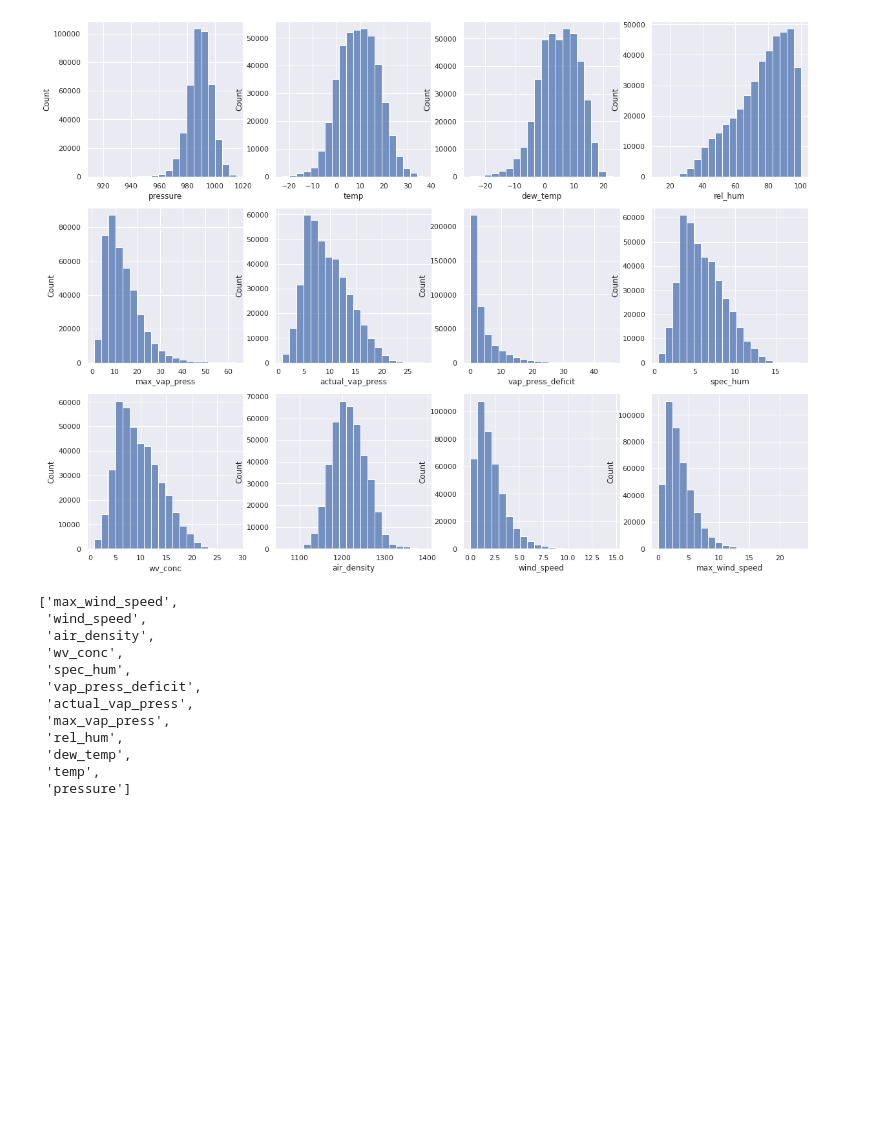
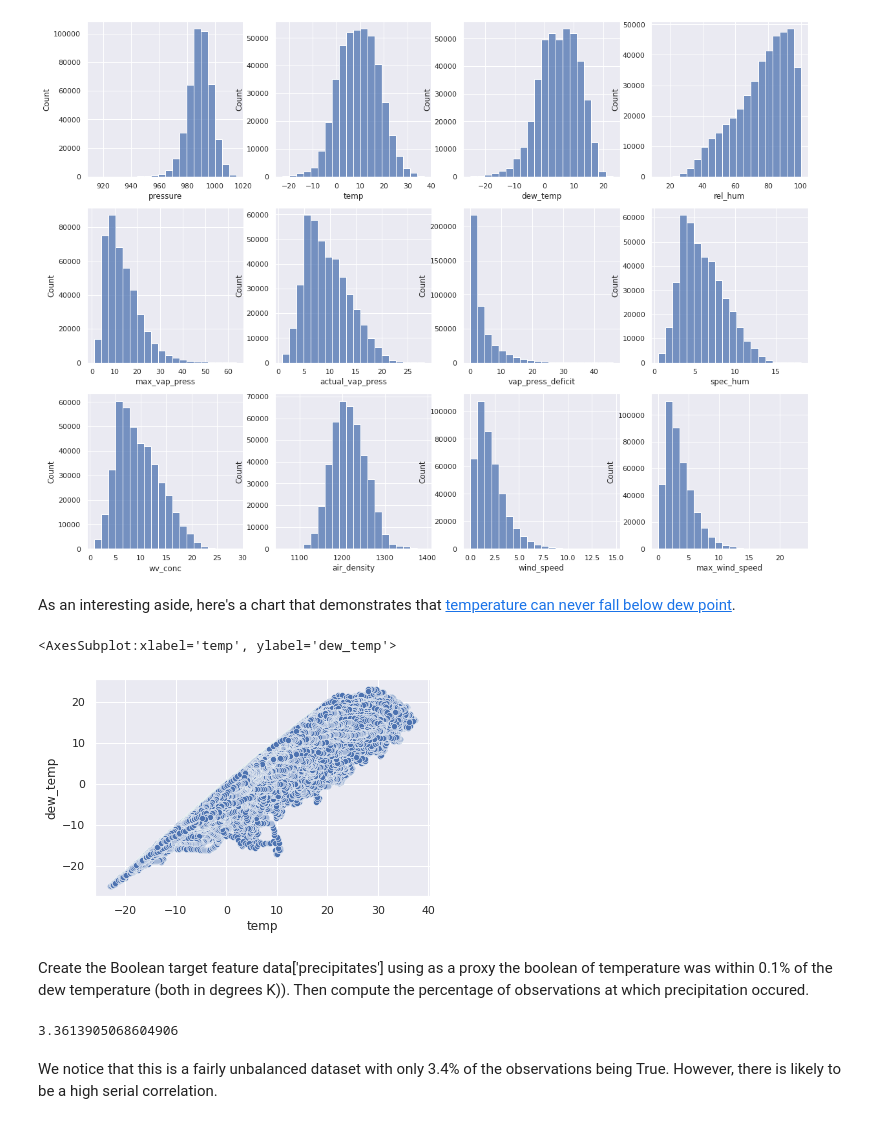
Before and after one commit to kaiomurz/mlflow-framework, a Jupyter notebook: EDA.ipynb, the cells around one changed output. Saved outputs shown, nothing was run; the diff lists cells and outputs as text; code cells hidden in the pictures; blank space fills up the shorter version.

```diff
--- a/EDA.ipynb
+++ b/EDA.ipynb
@@ -181,22 +184,3 @@ for row in range(nrows):
         sns.histplot(data[feature], bins=20, ax=axs[row,col])
 # %% [output]
 [figure]
-# %%
-features = ['pressure', 'temp', 'dew_temp', 'rel_hum', 'max_vap_press',\
-       'actual_vap_press', 'vap_press_deficit', 'spec_hum', 'wv_conc',\
-       'air_density', 'wind_speed', 'max_wind_speed']
-features.reverse()
-features
-# %% [output]
-['max_wind_speed',
- 'wind_speed',
- 'air_density',
- 'wv_conc',
- 'spec_hum',
- 'vap_press_deficit',
- 'actual_vap_press',
- 'max_vap_press',
- 'rel_hum',
- 'dew_temp',
- 'temp',
- 'pressure']
@@ -204,0 +187,21 @@ features
+# %% [markdown]
+As an interesting aside, here's a chart that demonstrates that [temperature can never fall below dew point](https://socratic.org/questions/what-happens-when-the-temperature-goes-below-the-dew-point).
+# %%
+sns.scatterplot(x=data['temp'], y=data['dew_temp'])
+# %% [output]
+<AxesSubplot:xlabel='temp', ylabel='dew_temp'>
+[figure, added]
+# %% [markdown]
+Create the Boolean target feature data['precipitates'] using as a proxy the boolean of temperature was within 0.1% of the dew temperature (both in degrees K)). Then compute the percentage of observations at which precipitation occured.
+# %%
+
+data['precipitates'] = np.abs((data['temp']-data['dew_temp']) / (273+data['dew_temp']) )< 0.001
+data['precipitates'].sum()/data.shape[0]*100
+
+
+# perc_diff = 100*np.abs((data['temp']-data['dew_temp'])/(273+data['dew_temp']))
+# %% [output]
+3.3613905068604906
+# %% [markdown]
+We notice that this is a fairly unbalanced dataset with only 3.4% of the observations being True.
+However, there is likely to be a high serial correlation.
```
Also changed, not shown: parts of 13 cells of this notebook, 2 other files.
